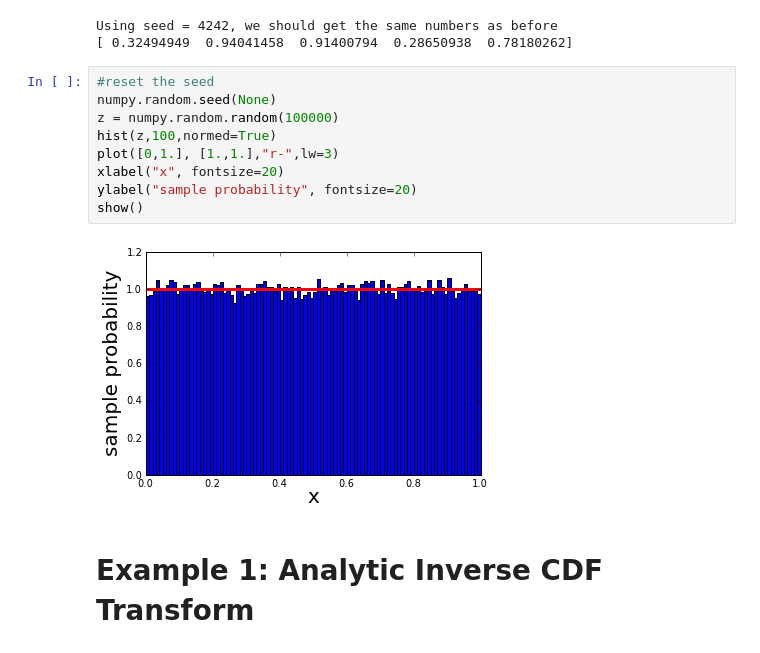
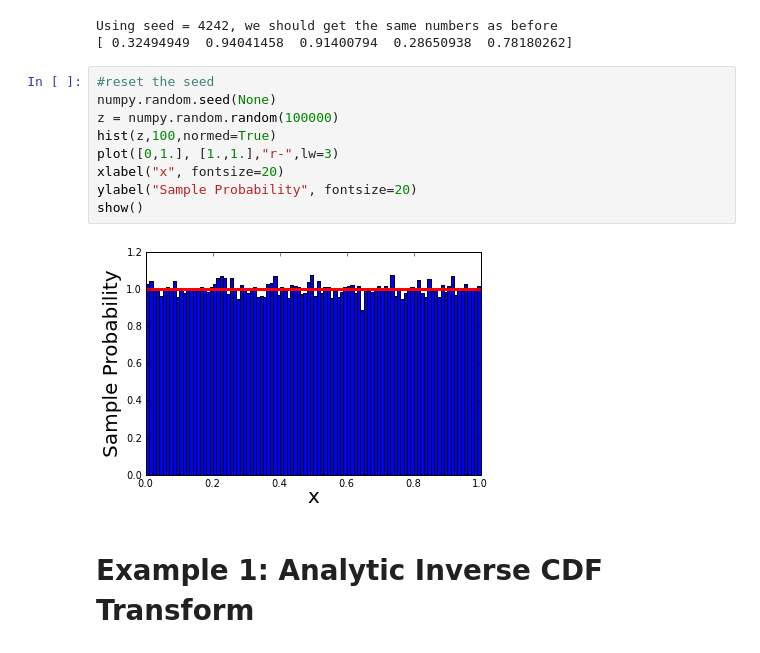
Before and after one commit to advice/PHYS-202-S13, a Jupyter notebook: Week8/ Random Numbers and MC Simulation.ipynb, the cells around one changed output. Saved outputs shown, nothing was run; the diff lists cells and outputs as text.

```diff
--- a/Week8/ Random Numbers and MC Simulation.ipynb
+++ b/Week8/ Random Numbers and MC Simulation.ipynb
@@ -44,14 +44,14 @@ Using seed = 4242, we should get the same numbers as before
 # %%
 #reset the seed
 numpy.random.seed(None)
 z = numpy.random.random(100000)
 hist(z,100,normed=True)
 plot([0,1.], [1.,1.],"r-",lw=3)
 xlabel("x", fontsize=20)
-ylabel("sample probability", fontsize=20)
+ylabel("Sample Probability", fontsize=20)
 show()
 # %% [output]
-[figure, old version]
+[figure, new version]
 # %% [markdown]
 Example 1: Analytic Inverse CDF Transform
 ==
```
Also changed, not shown: parts of 18 cells of this notebook.
